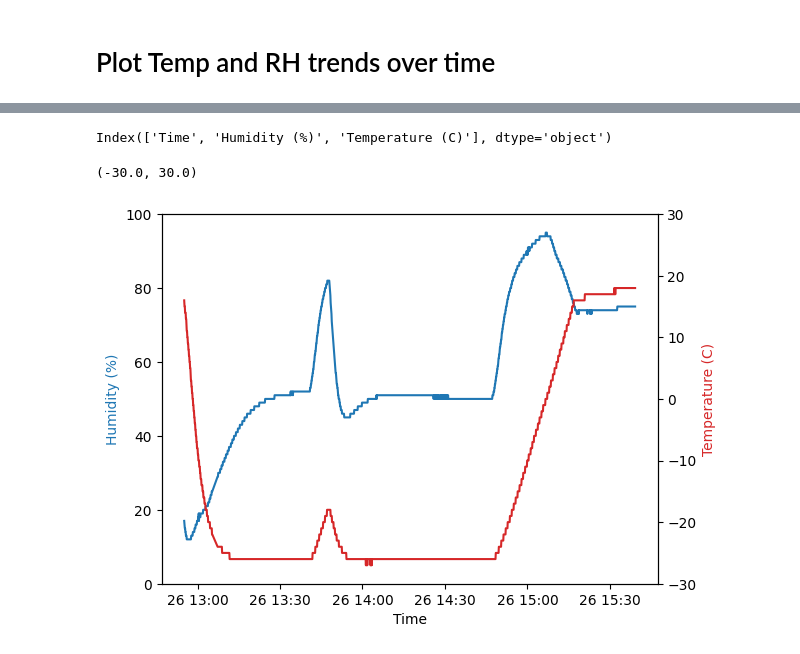
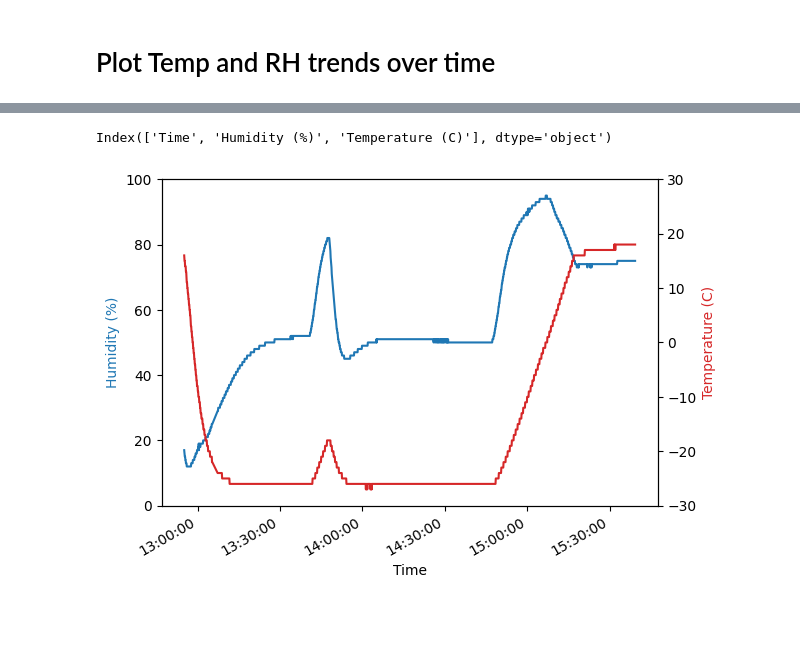
Before and after one commit to MatteoD00/ArduinoPyMonitor, a Jupyter notebook: plot_graph.ipynb, the cells around one changed output, grey strips where cells are left out. Drawn from its saved outputs; the diff is of its cells as text; code cells hidden in the pictures; blank space fills up the shorter version.

```diff
--- a/plot_graph.ipynb
+++ b/plot_graph.ipynb
@@ -10,10 +11,10 @@ import glob
 import re
 from datetime import datetime
 # %%
-datetime_to_plot = datetime.date(datetime.now()).strftime('%Y-%m-%d')
+datetime_to_plot = '2026-02-26'
 # print(datetime_to_plot)
 dir_to_search = '/home/daq/Desktop/to_git/ArduinoPyMonitor/MonitorTXT'
-files = glob.glob(f'{dir_to_search}/{datetime_to_plot}*.txt',)
+files = glob.glob(f'{dir_to_search}/{datetime_to_plot}*',)
 print(files)
 df_data = pd.DataFrame()
 for file in files:
@@ -22,5 +23,5 @@ for file in files:
     df_data = pd.concat([df_data,df_temp],ignore_index=True)
 df_data.sort_values(['Time'],inplace=True)
 print(df_data)
-print(type(df_data['Time'][0]))
+# print(type(df_data['Time'][0]))
 # %% [output]
@@ -43,19 +43,23 @@ print(type(df_data['Time'][0]))
 # %%
 cols = df_data.columns
 print(cols)
 colors = ('tab:blue','tab:red')
 times = [datetime.strptime(t,r'%Y-%m-%d %H:%M:%S.%f') for t in df_data[cols[0]]]
 fig, ax = plt.subplots()
 ax.plot(times,df_data[cols[1]],label=cols[1],color=colors[0])
 ax.set_ylabel(cols[1],color=colors[0])
 ax.set_xlabel('Time')
 ax.set_ylim(0,100)
+xfmt = mdates.DateFormatter('%H:%M:%S')
+ax.xaxis.set_major_formatter(xfmt)
+
 ax2 = ax.twinx()
 ax2.plot(times,df_data[cols[2]],label=cols[2],color=colors[1])
 ax2.set_ylabel(cols[2],color=colors[1])
 ax2.set_ylim(-30,30)
-#plt.legend()
+
+fig.autofmt_xdate()
+plt.show()
 # %% [output]
 Index(['Time', 'Humidity (%)', 'Temperature (C)'], dtype='object')
-(-30.0, 30.0)
-[figure, old version]
+[figure, new version]
```
Also changed, not shown: parts of 2 cells of this notebook.
